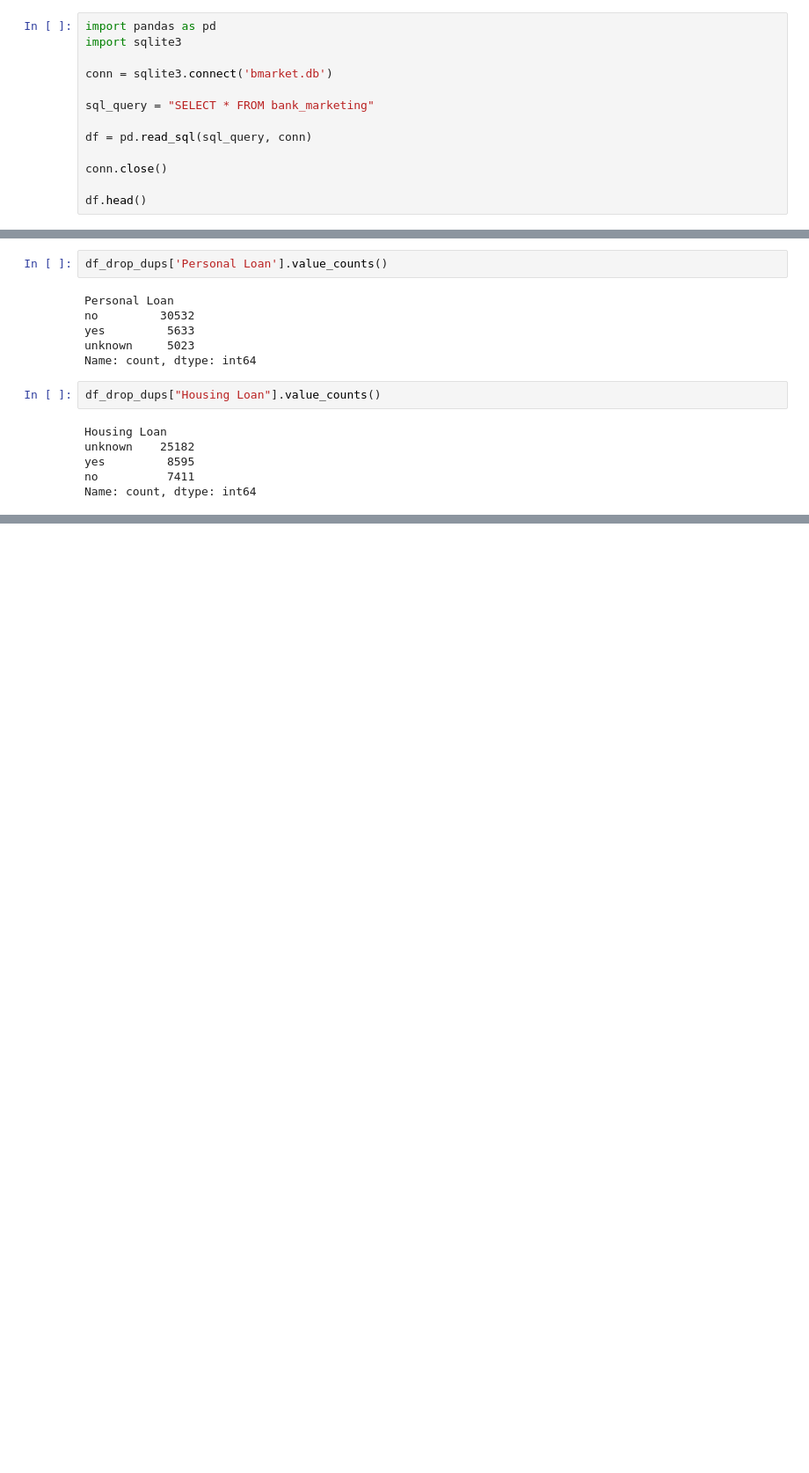
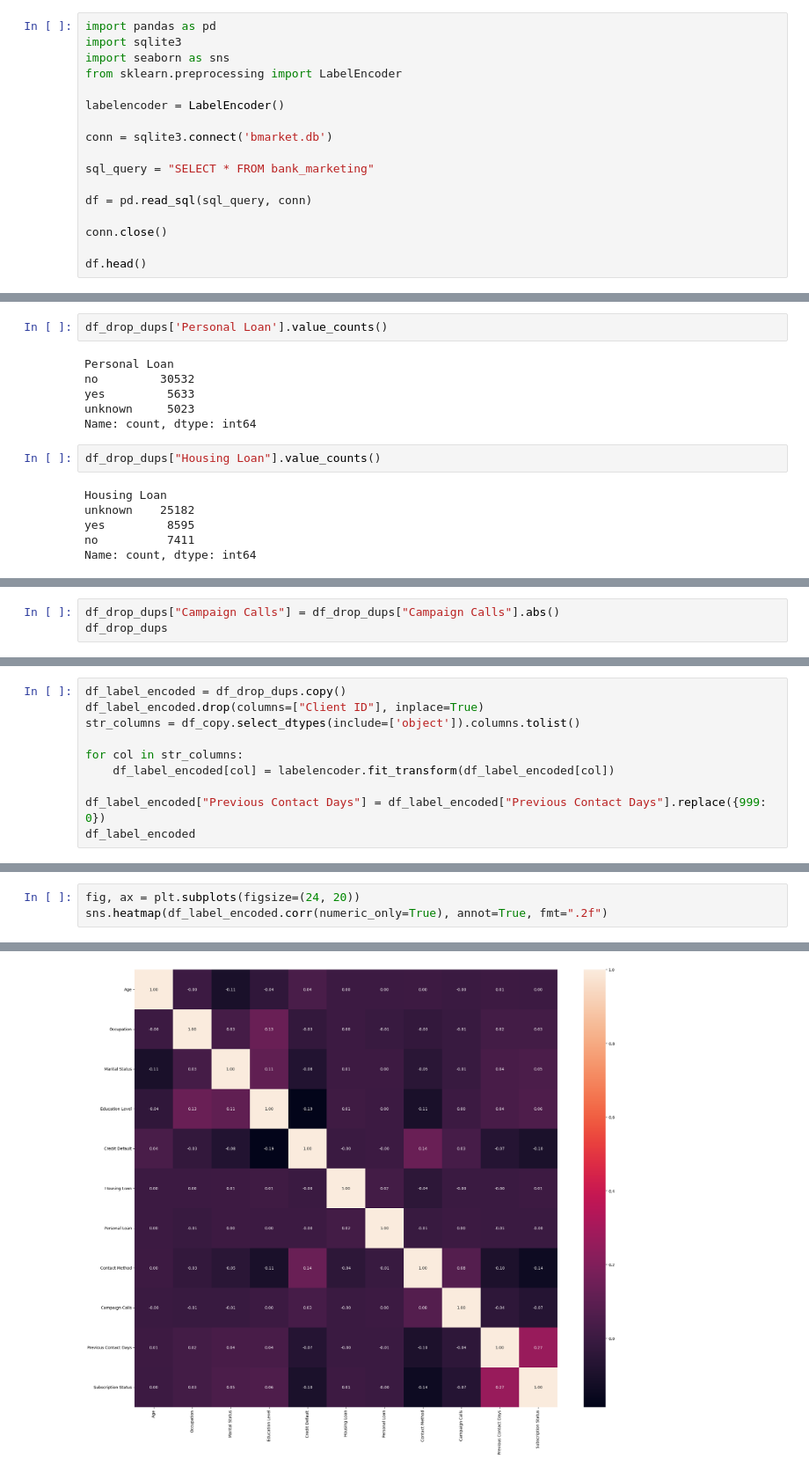
Before and after one commit to JadeWong00/AI-SOLUTION-DEVELOPMENT-PROJECT, a Jupyter notebook: eda.ipynb, the cells around one changed output, grey strips where cells are left out. Shown: that part at 88% size. Saved outputs shown, nothing was run; the diff lists cells and outputs as text; blank space fills up the shorter version.

Commit message:
YH : Correlation One Hot Encoding and  Label Encoding

```diff
--- a/eda.ipynb
+++ b/eda.ipynb
@@ -3,6 +3,10 @@
 # %%
 import pandas as pd
 import sqlite3
+import seaborn as sns
+from sklearn.preprocessing import LabelEncoder
+
+labelencoder = LabelEncoder()
 
 conn = sqlite3.connect('bmarket.db')
 
@@ -139,0 +172,3 @@ Name: count, dtype: int64
+# %%
+df_drop_dups["Campaign Calls"] = df_drop_dups["Campaign Calls"].abs()
+df_drop_dups
@@ -139,0 +204,10 @@ Name: count, dtype: int64
+# %%
+df_label_encoded = df_drop_dups.copy()
+df_label_encoded.drop(columns=["Client ID"], inplace=True)
+str_columns = df_copy.select_dtypes(include=['object']).columns.tolist()
+
+for col in str_columns:
+    df_label_encoded[col] = labelencoder.fit_transform(df_label_encoded[col])
+
+df_label_encoded["Previous Contact Days"] = df_label_encoded["Previous Contact Days"].replace({999: 0})
+df_label_encoded
@@ -139,0 +228,4 @@ Name: count, dtype: int64
+# %%
+fig, ax = plt.subplots(figsize=(24, 20))
+sns.heatmap(df_label_encoded.corr(numeric_only=True), annot=True, fmt=".2f")
+# %% [output]
@@ -139,0 +233 @@ Name: count, dtype: int64
+[figure, added]
```
Also changed, not shown: parts of 29 cells of this notebook.
